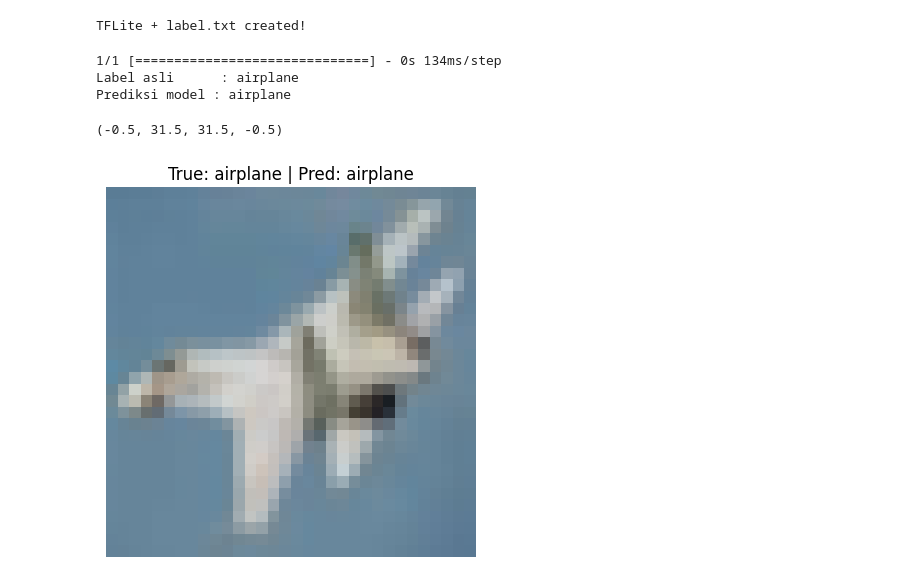
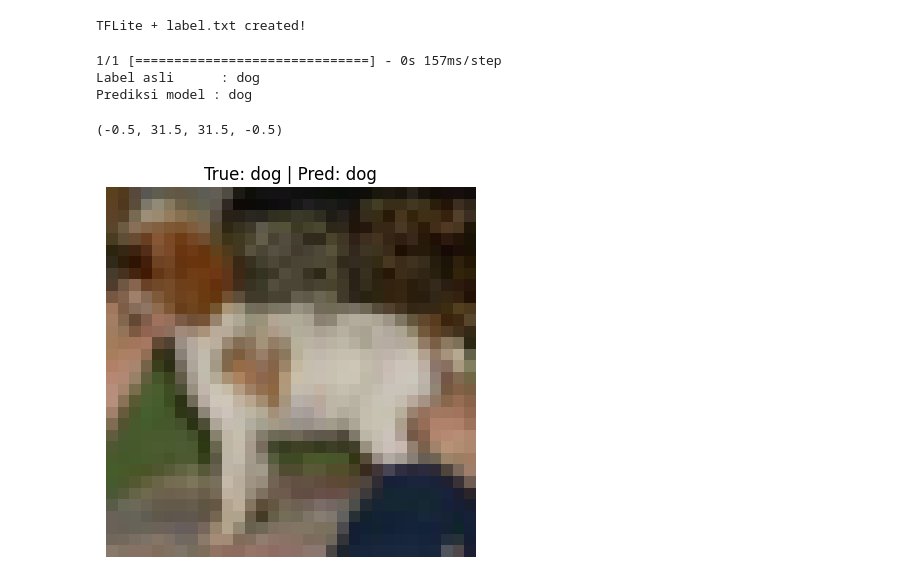
Before and after one commit to m8tyx/Proyek-Klasifikasi-Gambar, a Jupyter notebook: Notebook.ipynb, the cells around one changed output. Cells and saved outputs as stored; diff of their text form; code cells hidden in the pictures.

```diff
--- a/Notebook.ipynb
+++ b/Notebook.ipynb
@@ -219,37 +232,37 @@ TFLite + label.txt created!
 # %%
 # Load SavedModel
 model = tf.keras.models.load_model("submission/saved_model")
 
 # Load CIFAR-10 sample
-(x_train, y_train), (x_test, y_test) = tf.keras.datasets.cifar10.load_data()
+(X_train, y_train), (X_test, y_test) = tf.keras.datasets.cifar10.load_data()
 
 # Ambil 1 gambar dari test set
-index = 10  # kamu bisa ganti ke angka berapa saja
-img = x_test[index]
+index = 12  # kamu bisa ganti ke angka berapa saja
+img = X_test[index]
 label = y_test[index][0]
 
 # Preprocess
 img_resized = img / 255.0
 img_input = np.expand_dims(img_resized, axis=0)
 
 # Predict
 pred = model.predict(img_input)
 pred_class = pred.argmax()
 
 # Mapping label CIFAR-10
 classes = ["airplane","automobile","bird","cat","deer",
            "dog","frog","horse","ship","truck"]
 
 print("Label asli      :", classes[label])
 print("Prediksi model :", classes[pred_class])
 
 # Tampilkan gambar
 plt.imshow(img)
 plt.title(f"True: {classes[label]} | Pred: {classes[pred_class]}")
 plt.axis("off")
 # %% [output]
-1/1 [==============================] - 0s 134ms/step
-Label asli      : airplane
-Prediksi model : airplane
+1/1 [==============================] - 0s 157ms/step
+Label asli      : dog
+Prediksi model : dog
 (-0.5, 31.5, 31.5, -0.5)
-[figure, old version]
+[figure, new version]
```
Also changed, not shown: parts of 8 cells of this notebook, 11 other files.
